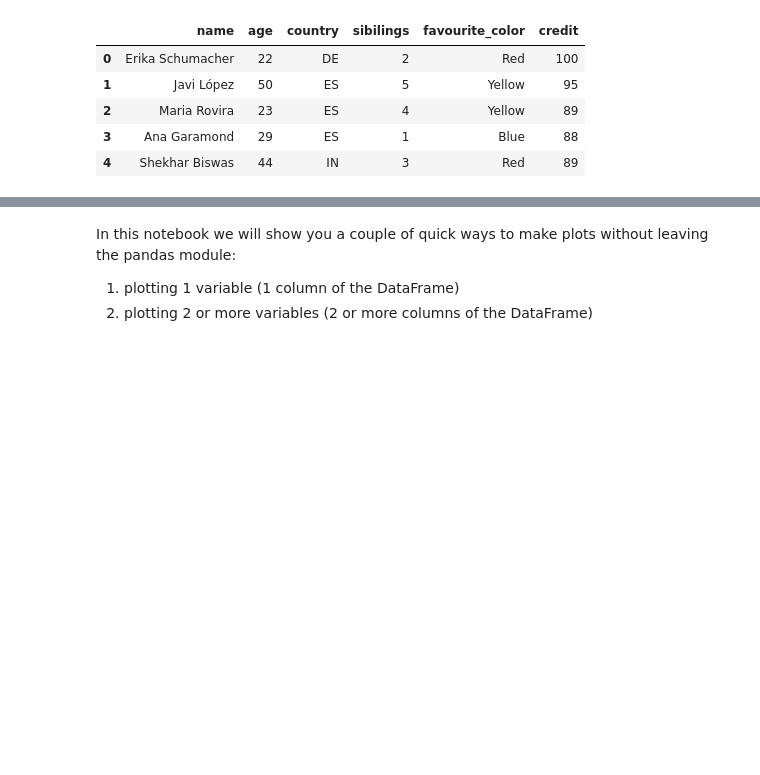
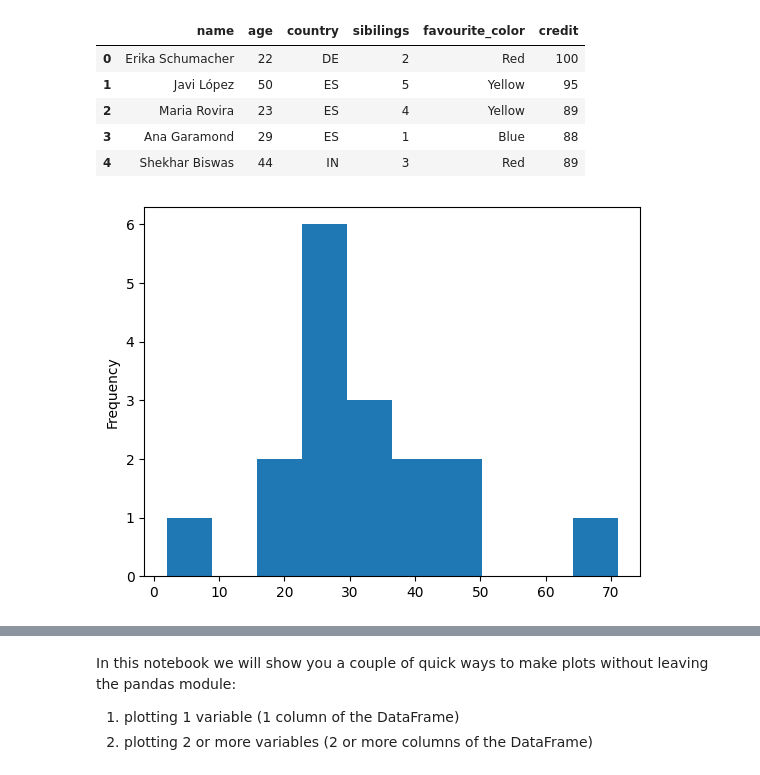
Before and after one commit to PhoenixCC0722/JoinTheGame_Magist, a Jupyter notebook: 12_pandas_plot.ipynb, the cells around one changed output, grey strips where cells are left out. Drawn from its saved outputs; the diff is of its cells as text; code cells hidden in the pictures; blank space fills up the shorter version.

```diff
--- a/12_pandas_plot.ipynb
+++ b/12_pandas_plot.ipynb
@@ -48,3 +48,7 @@ https://drive.google.com/uc?export=download&id=15s7M2QllSR1GyNWM8RgcgabK-4hlMgpk
 | 2 | Maria Rovira | 23 | ES | 4 | Yellow | 89 |
 | 3 | Ana Garamond | 29 | ES | 1 | Blue | 88 |
 | 4 | Shekhar Biswas | 44 | IN | 3 | Red | 89 |
+# %%
+people.age.plot.hist(); # histogram--counts density
+# %% [output]
+[figure, added]
```
Also changed, not shown: parts of 7 cells of this notebook.
